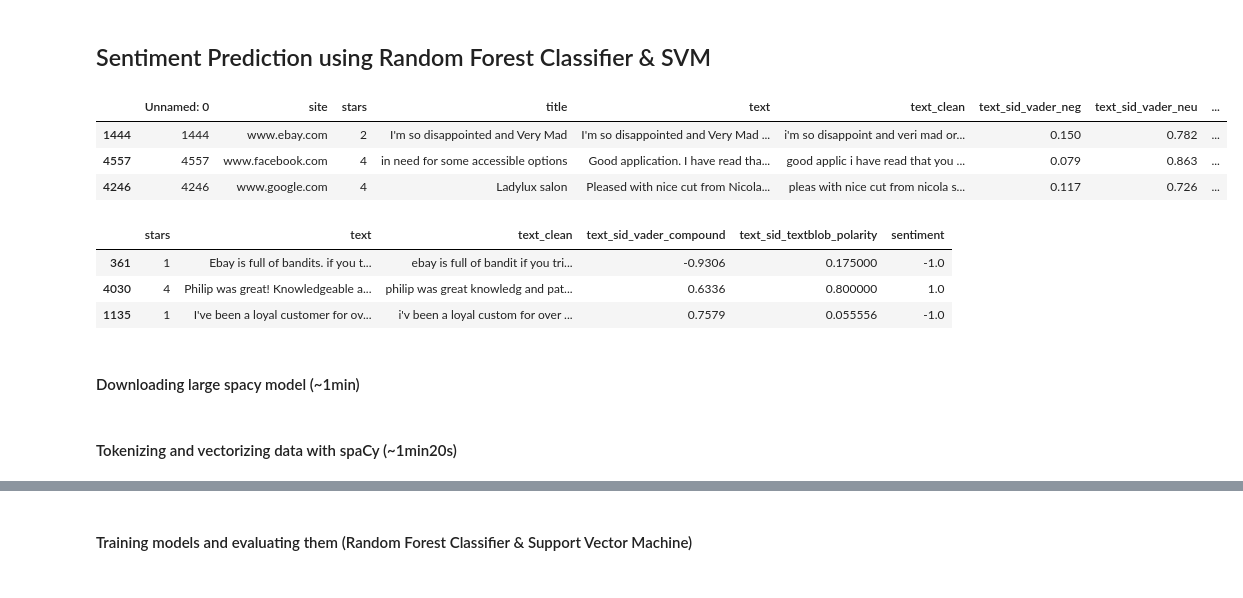
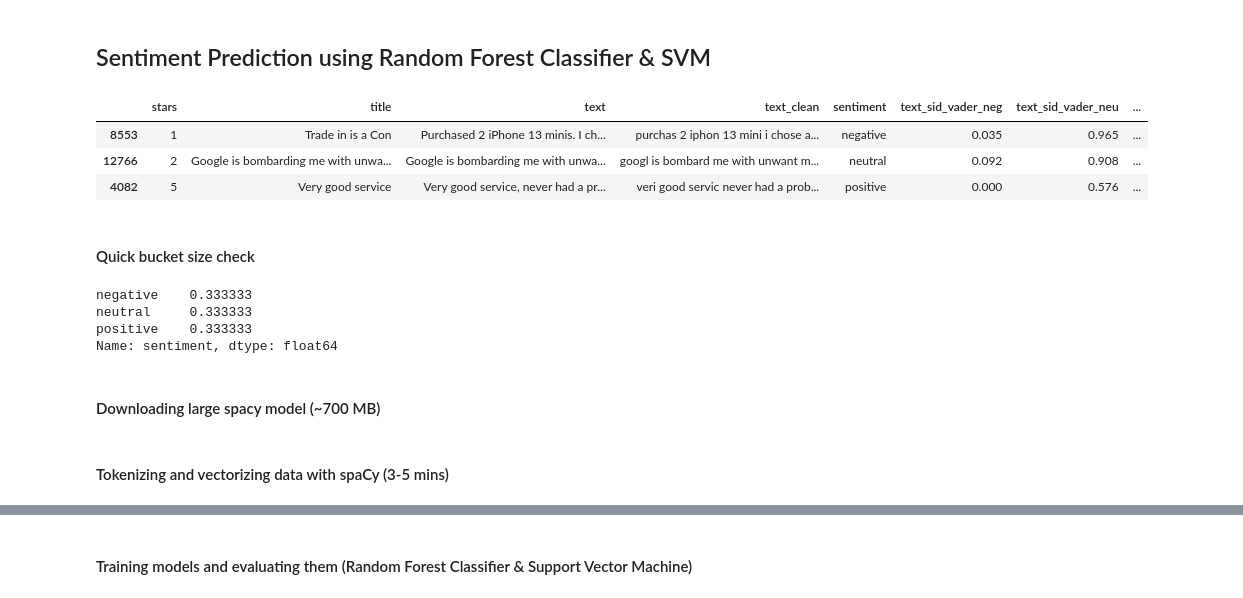
Before and after one commit to DanielEdlich/unternehmenssoftware, a Jupyter notebook: sentiment_prediction.ipynb, the cells around one changed output, grey strips where cells are left out. Cells and saved outputs as stored; diff of their text form; code cells hidden in the pictures.

```diff
--- a/sentiment_prediction.ipynb
+++ b/sentiment_prediction.ipynb
@@ -3,42 +3,40 @@
 # %%
 import spacy
 import sklearn
+import joblib
 import pandas as pd
 import numpy as np
 import matplotlib.pyplot as plt
-from sklearn.model_selection import train_test_split
+from scipy.stats import randint, uniform
+from sklearn.model_selection import train_test_split, RandomizedSearchCV, GridSearchCV
 from sklearn.ensemble import RandomForestClassifier
 from sklearn.svm import SVC
 from sklearn.metrics import classification_report, ConfusionMatrixDisplay
 
 # Load pre-processed data
-df = pd.read_csv("data_cleaned_all.csv")
+df = pd.read_csv("data/all_cleaned")
 df.sample(3)
 # %% [output]
-|  | Unnamed: 0 | site | stars | title | text | text_clean | text_sid_vader_neg | text_sid_vader_neu | ... |
-| 1444 | 1444 | www.ebay.com | 2 | I'm so disappointed and Very Mad | I'm so disappointed and Very Mad ... | i'm so disappoint and veri mad or... | 0.150 | 0.782 | ... |
-| 4557 | 4557 | www.facebook.com | 4 | in need for some accessible options | Good application. I have read tha... | good applic i have read that you ... | 0.079 | 0.863 | ... |
-| 4246 | 4246 | www.google.com | 4 | Ladylux salon | Pleased with nice cut from Nicola... | pleas with nice cut from nicola s... | 0.117 | 0.726 | ... |
+|  | stars | title | text | text_clean | sentiment | text_sid_vader_neg | text_sid_vader_neu | ... |
+| 8553 | 1 | Trade in is a Con | Purchased 2 iPhone 13 minis. I ch... | purchas 2 iphon 13 mini i chose a... | negative | 0.035 | 0.965 | ... |
+| 12766 | 2 | Google is bombarding me with unwa... | Google is bombarding me with unwa... | googl is bombard me with unwant m... | neutral | 0.092 | 0.908 | ... |
+| 4082 | 5 | Very good service | Very good service, never had a pr... | veri good servic never had a prob... | positive | 0.000 | 0.576 | ... |
-# %%
-# Additional data formatting and adding of the target column
-df.drop(['Unnamed: 0', 'site', 'title','text_sid_vader_neg','text_sid_vader_neu','text_sid_vader_pos'], inplace=True, axis=1)
-df.loc[df['stars'] <= 2, 'sentiment'] = -1
-df.loc[df['stars'] == 3, 'sentiment'] = 0
-df.loc[df['stars'] >= 4, 'sentiment'] = 1
-
-df.sample(3)
-# %% [output]
-|  | stars | text | text_clean | text_sid_vader_compound | text_sid_textblob_polarity | sentiment |
-| 361 | 1 | Ebay is full of bandits. if you t... | ebay is full of bandit if you tri... | -0.9306 | 0.175000 | -1.0 |
-| 4030 | 4 | Philip was great! Knowledgeable a... | philip was great knowledg and pat... | 0.6336 | 0.800000 | 1.0 |
-| 1135 | 1 | I've been a loyal customer for ov... | i'v been a loyal custom for over ... | 0.7579 | 0.055556 | -1.0 |
+# %% [markdown]
+#### Quick bucket size check
+# %%
+df["sentiment"].value_counts(normalize=True)
+# %% [output]
+negative    0.333333
+neutral     0.333333
+positive    0.333333
+Name: sentiment, dtype: float64
 # %% [markdown]
-#### Downloading large spacy model (~1min)
+#### Downloading large spacy model (~700 MB)
 # %%
 %%capture
 !python -m spacy download en_core_web_lg
 # %% [markdown]
-#### Tokenizing and vectorizing data with spaCy (~1min20s)
+#### Tokenizing and vectorizing data with spaCy (3-5 mins)
 # %%
 nlp = spacy.load('en_core_web_lg')
 
```
Also changed, not shown: parts of 15 cells of this notebook, 3 other files.
